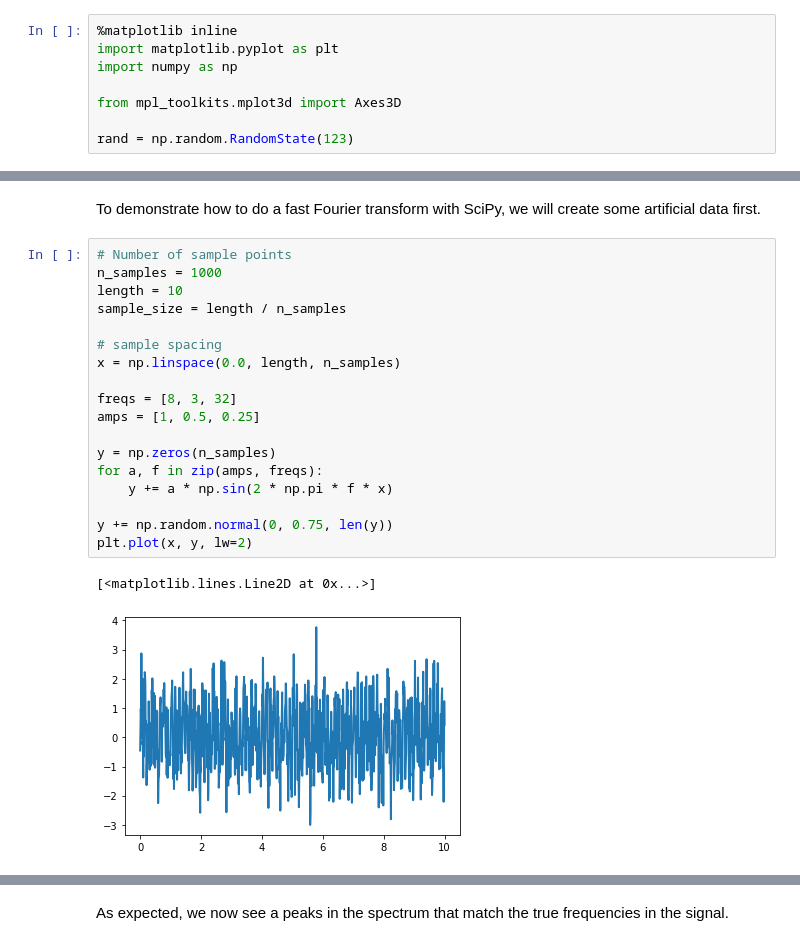
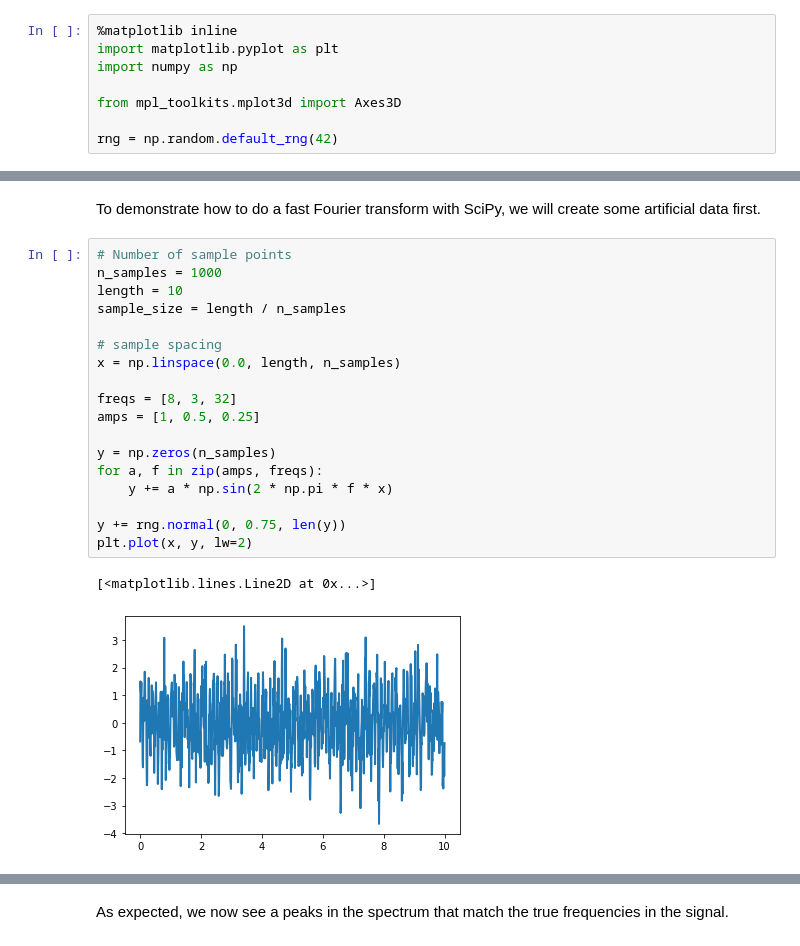
Before and after one commit to escape2020/school2021, a Jupyter notebook: scipy/scipy_hands_on.ipynb, the cells around one changed output, grey strips where cells are left out. Drawn from its saved outputs; the diff is of its cells as text.

```diff
--- a/scipy/scipy_hands_on.ipynb
+++ b/scipy/scipy_hands_on.ipynb
@@ -38,7 +38,7 @@ import numpy as np
 
 from mpl_toolkits.mplot3d import Axes3D
 
-rand = np.random.RandomState(123)
+rng = np.random.default_rng(42)
 # %% [markdown]
 ## 1. Linear algebra
 # %% [markdown]
@@ -649,24 +655,24 @@ To demonstrate how to do a fast Fourier transform with SciPy, we will create som
 # %%
 # Number of sample points
 n_samples = 1000
 length = 10
 sample_size = length / n_samples
 
 # sample spacing
 x = np.linspace(0.0, length, n_samples)
 
 freqs = [8, 3, 32]
 amps = [1, 0.5, 0.25]
 
 y = np.zeros(n_samples)
 for a, f in zip(amps, freqs):
     y += a * np.sin(2 * np.pi * f * x)
 
-y += np.random.normal(0, 0.75, len(y))
+y += rng.normal(0, 0.75, len(y))
 plt.plot(x, y, lw=2)
 # %% [output]
 [<matplotlib.lines.Line2D at 0x...>]
-[figure, old version]
+[figure, new version]
 # %%
 yf = fftpack.fft(y)
 xf = fftpack.fftfreq(n_samples, sample_size)
```
Also changed, not shown: parts of 14 cells of this notebook.
